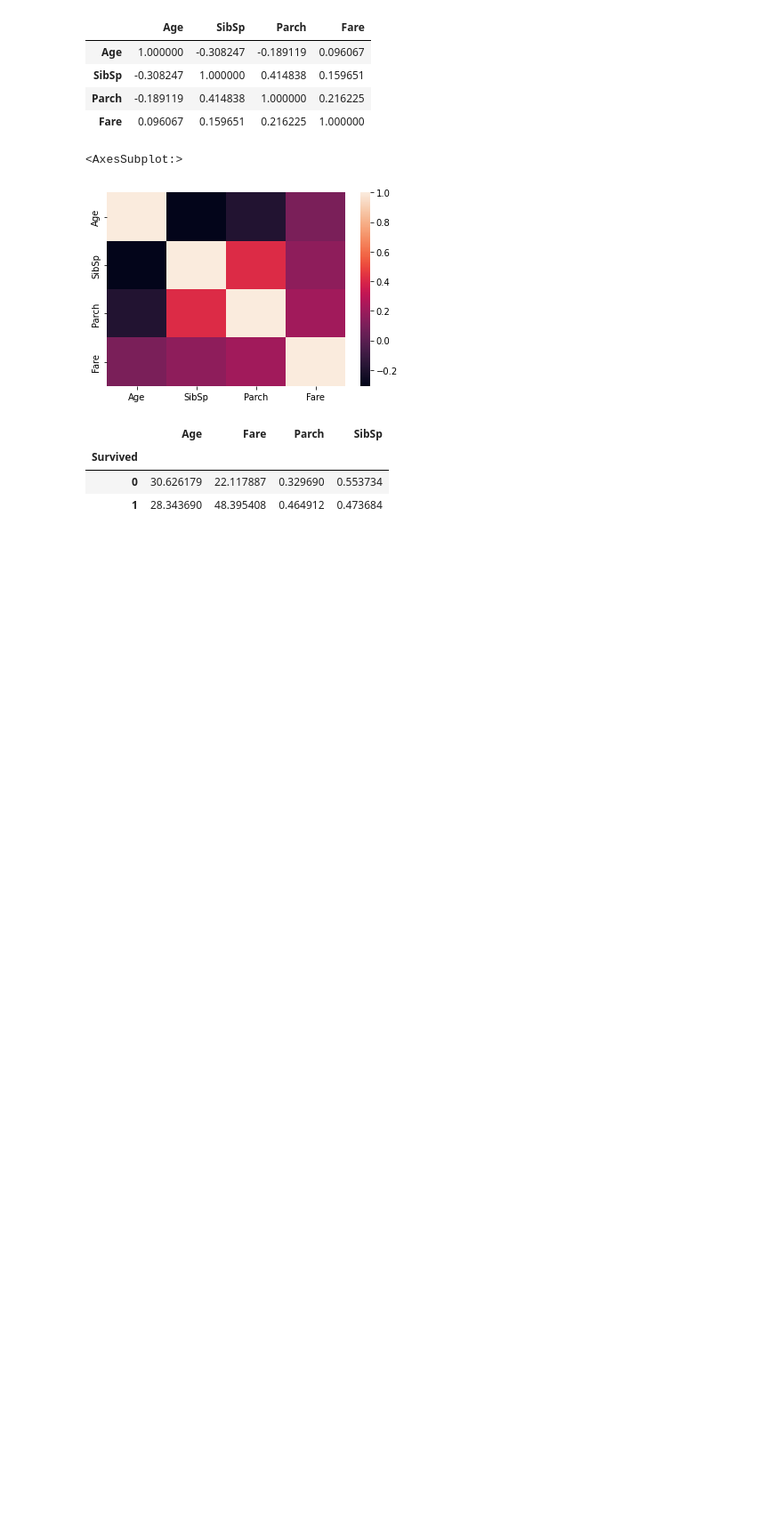
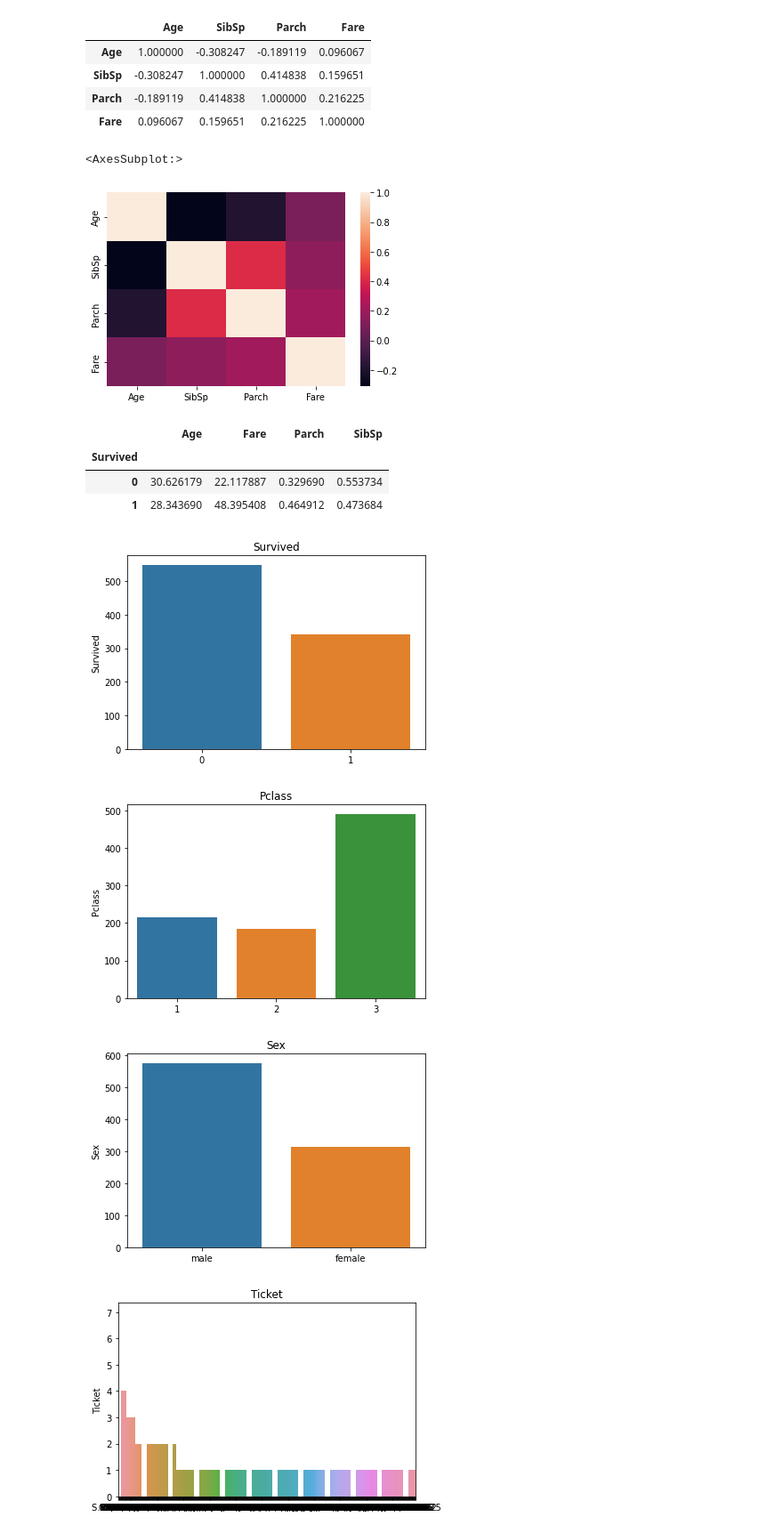
Before and after one commit to uraninjo/KaggleCompetitions, a Jupyter notebook: Titanic/main.ipynb, the cells around one changed output. Shown at 89% size. Saved outputs shown, nothing was run; the diff lists cells and outputs as text; code cells hidden in the pictures; blank space fills up the shorter version.

```diff
--- a/Titanic/main.ipynb
+++ b/Titanic/main.ipynb
@@ -113,3 +113,12 @@ pd.pivot_table(df,index='Survived',values=['Age','SibSp','Parch','Fare'])
 | Survived |  |  |  |  |
 | 0 | 30.626179 | 22.117887 | 0.329690 | 0.553734 |
 | 1 | 28.343690 | 48.395408 | 0.464912 | 0.473684 |
+# %%
+for i in df_cat.columns:
+    sbn.barplot(df_cat[i].value_counts().index,df_cat[i].value_counts()).set_title(i)
+    plt.show()
+# %% [output]
+[figure, added]
+[figure, added]
+[figure, added]
+[figure, added]
```
Also changed, not shown: parts of 4 cells of this notebook.
